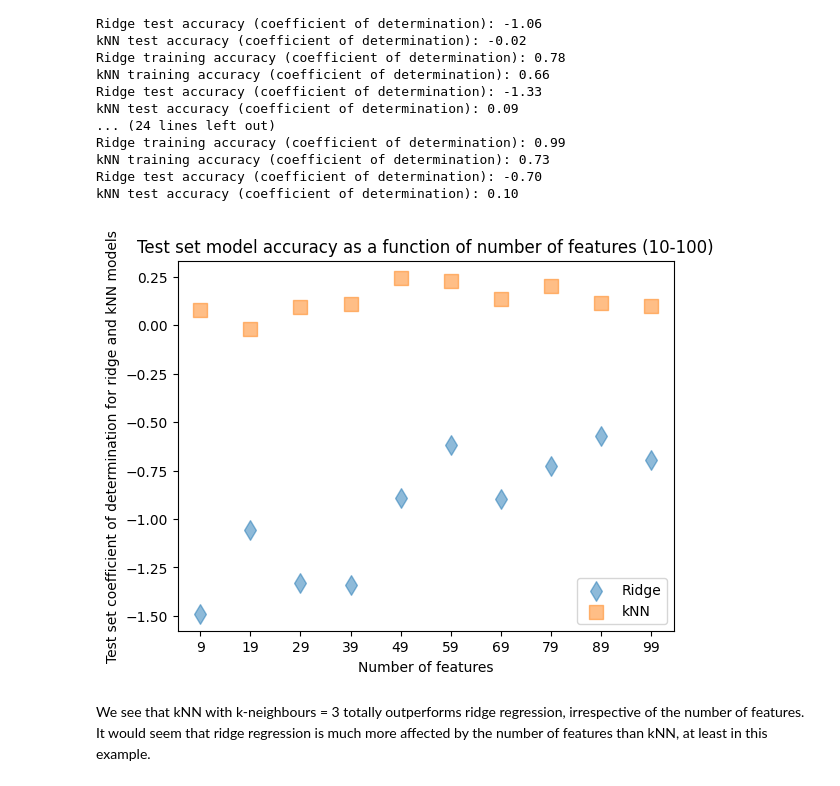
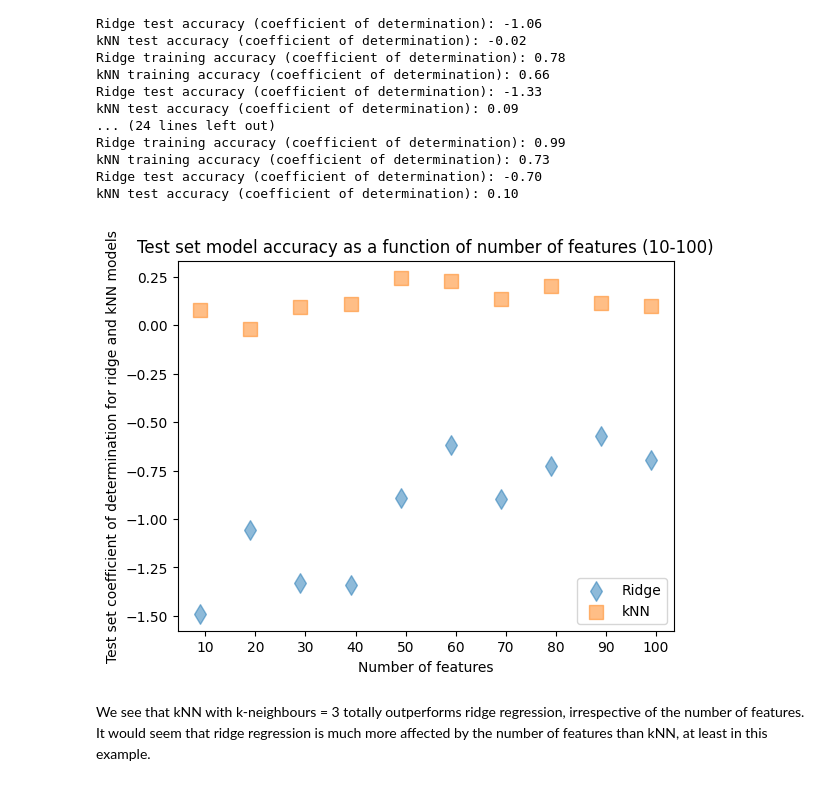
Before and after one commit to OscarBedford/MLCourse_Weekly_Exercises, a Jupyter notebook: Exercise5_10_ML.ipynb, the cells around one changed output. Drawn from its saved outputs; the diff is of its cells as text; code cells hidden in the pictures.

```diff
--- a/Exercise5_10_ML.ipynb
+++ b/Exercise5_10_ML.ipynb
@@ -121,19 +121,23 @@ Ridge test accuracy (coefficient of determination): -0.70
 kNN test accuracy (coefficient of determination): 0.10
 # %%
 # We're ready to plot
+
+x_ticks = np.array(r_var)
+x_ticks = x_ticks + 1
+
 lab = ['Ridge', 'kNN']
 plt.style.use("default")
 plt.scatter(r_var,ridge_test_acc, s=100, alpha = 0.5, marker = 'd')
 plt.scatter(r_var,knn_test_acc, s=100, alpha = 0.5, marker = 's')
 plt.legend(labels=(lab))
 plt.gca().set(
     title="Test set model accuracy as a function of number of features (10-100)",
     xlabel="Number of features",
     ylabel="Test set coefficient of determination for ridge and kNN models",
-    xticks = (r_var)
+    xticks = x_ticks
 )
 plt.show()
 # %% [output]
-[figure, old version]
+[figure, new version]
 # %% [markdown]
 We see that kNN with k-neighbours = 3 totally outperforms ridge regression, irrespective of the number of features. It would seem that ridge regression is much more affected by the number of features than kNN, at least in this example.
```
